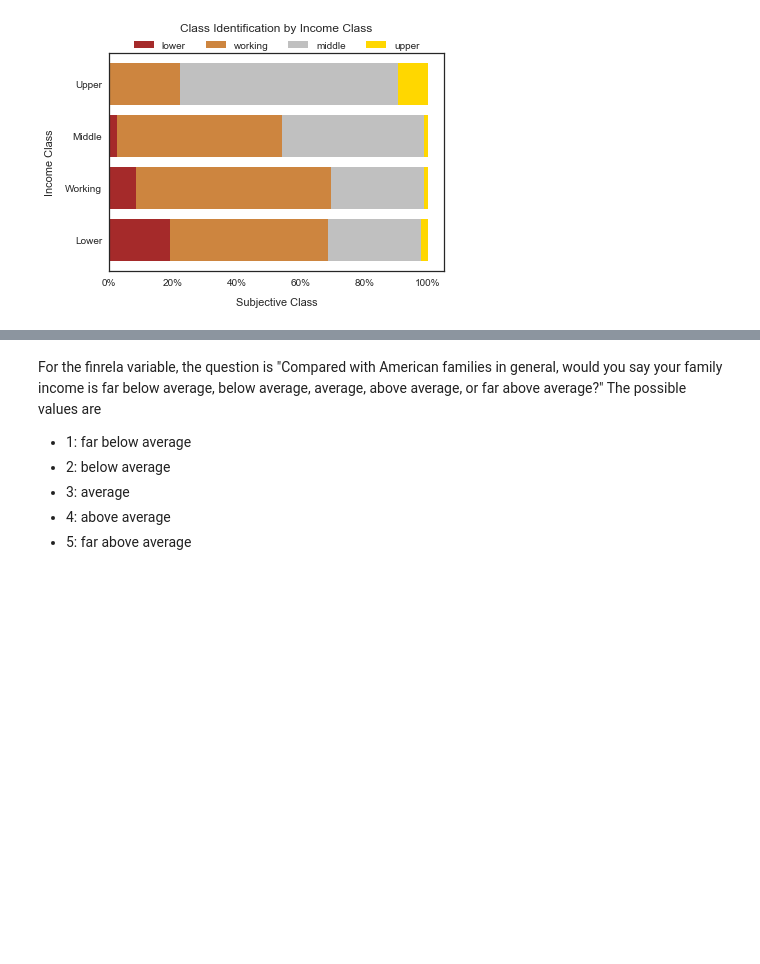
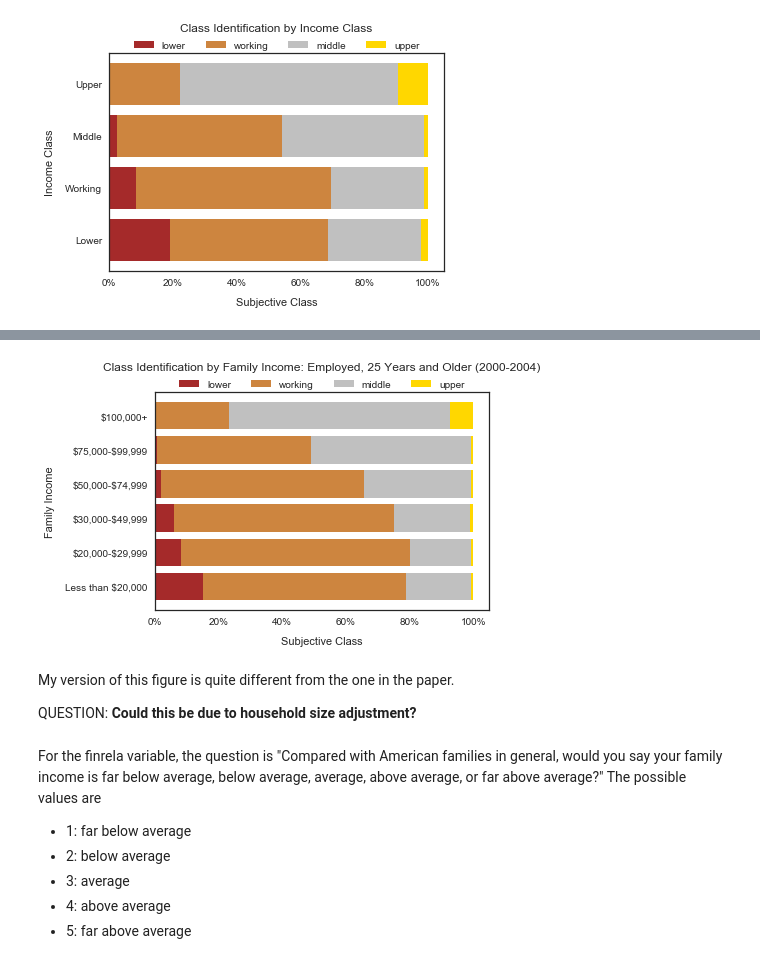
Before and after one commit to coverney/ThinkStats2, a Jupyter notebook: project1/Project1Playground.ipynb, the cells around one changed output, grey strips where cells are left out. Saved outputs shown, nothing was run; the diff lists cells and outputs as text; code cells hidden in the pictures; blank space fills up the shorter version.

```diff
--- a/project1/Project1Playground.ipynb
+++ b/project1/Project1Playground.ipynb
@@ -422,3 +550,41 @@ Use same income numbers as in the study (real income adjusted for household size
+# %%
+# Plot bar chart
+x_values = ['Less than \$20,000', '\$20,000-\$29,999', '\$30,000-\$49,999', '\$50,000-\$74,999', '\$75,000-\$99,999', '\$100,000+']
+x_pos = [i for i, _ in enumerate(x_values)]
+
+total = sub_cm1[0,:]+sub_cm1[1,:]+sub_cm1[2,:]+sub_cm1[3,:]
+
+prop_lower = np.true_divide(sub_cm1[0,:], total) * 100
+prop_working = np.true_divide(sub_cm1[1,:], total) * 100
+prop_middle = np.true_divide(sub_cm1[2,:], total) * 100
+prop_upper = np.true_divide(sub_cm1[3,:], total) * 100
+
+plt.barh(x_pos, prop_upper, height=0.8, label='upper', color='gold',
+        left=prop_middle+prop_working+prop_lower)
+plt.barh(x_pos, prop_middle, height=0.8, label='middle', color='silver',
+        left=prop_working+prop_lower)
+plt.barh(x_pos, prop_working, height=0.8, label='working', color='#CD853F',
+        left=prop_lower)
+plt.barh(x_pos, prop_lower, height=0.8, label='lower', color='brown')
+
+plt.yticks(x_pos, x_values)
+locs, labels = plt.xticks()
+plt.xticks(locs[:-1], ['0%', '20%', '40%', '60%', '80%', '100%'])
+plt.ylabel("Family Income", labelpad=10)
+plt.xlabel("Subjective Class", labelpad=10)
+plt.title("Class Identification by Family Income: Employed, 25 Years and Older (2000-2004)", pad=22)
+handles, labels = plt.gca().get_legend_handles_labels()
+order = [3, 2, 1, 0]
+plt.legend([handles[idx] for idx in order],[labels[idx] for idx in order], loc="upper center", bbox_to_anchor=(0.5, 1.10),
+          ncol=4)
+
+plt.show()
+# %% [output]
+[figure, added]
+# %% [markdown]
+My version of this figure is quite different from the one in the paper.
+
+QUESTION: **Could this be due to household size adjustment?**
 # %% [markdown]
 For the finrela variable, the question is "Compared with American families in general, would you say your family income is far below average, below average, average, above average, or far above average?" The possible values are
 - 1: far below average
```
Also changed, not shown: parts of 18 cells of this notebook, 1 other file.
